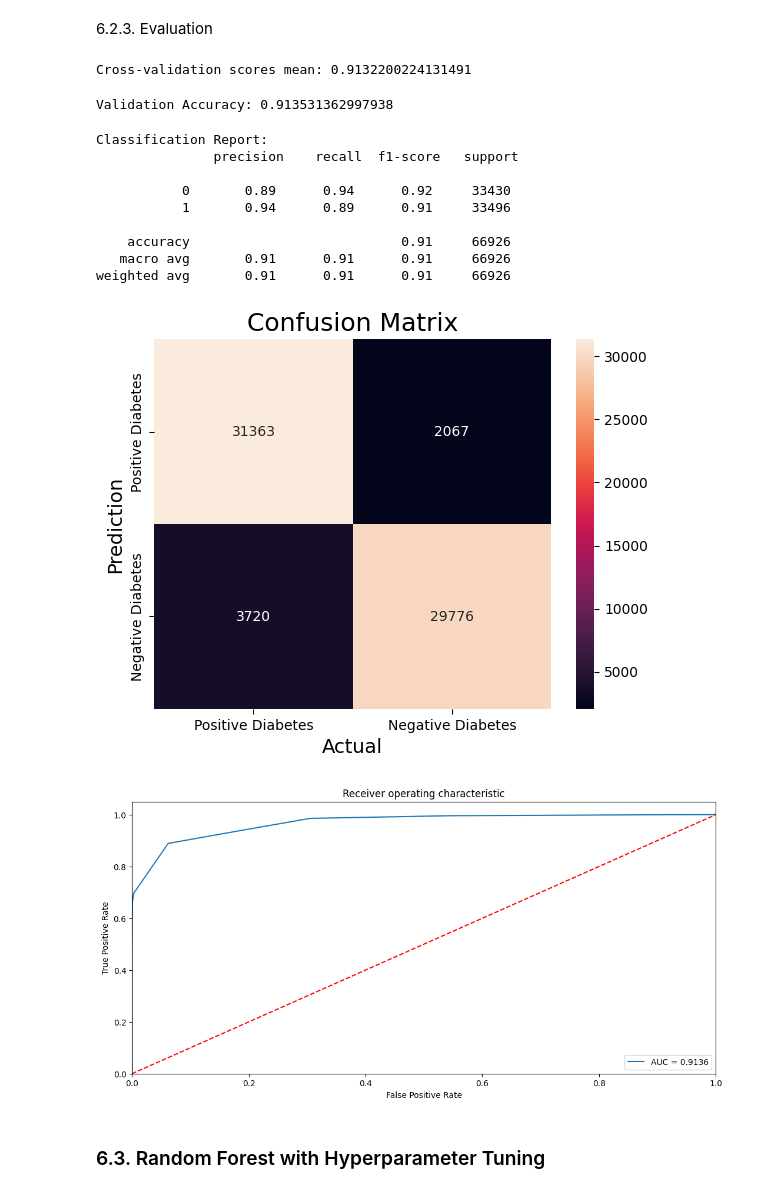
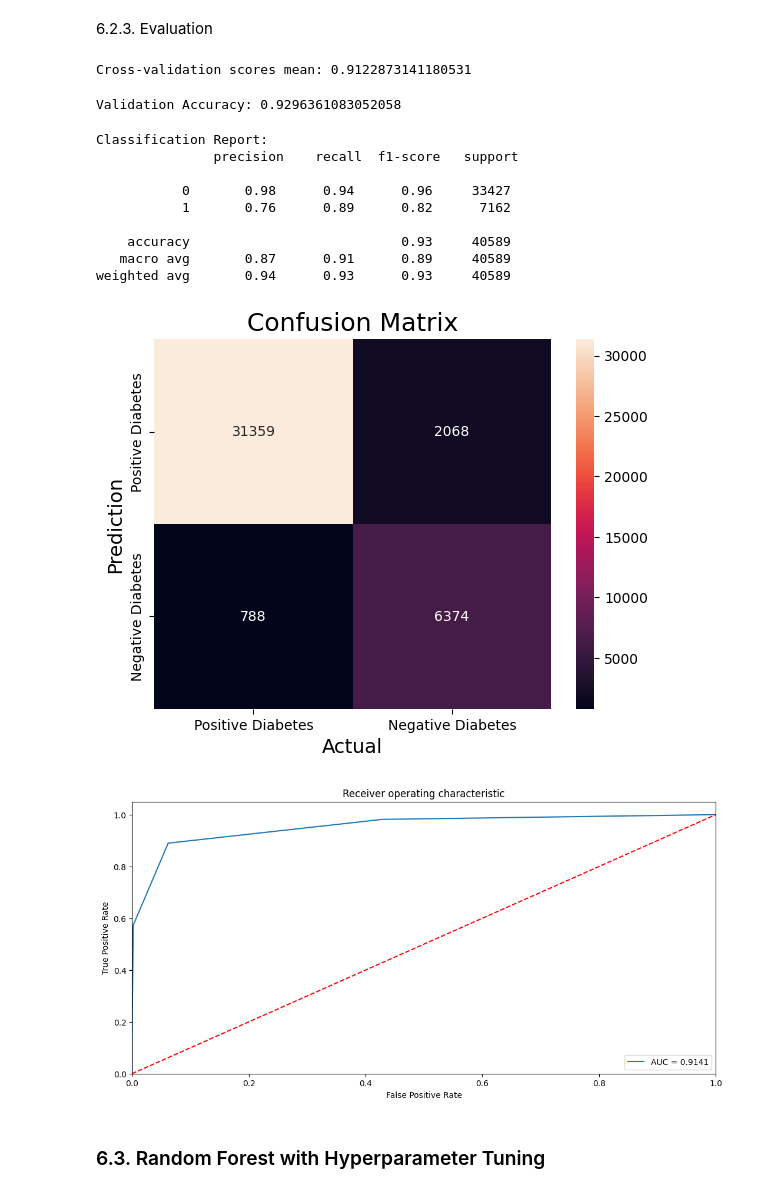
Before and after one commit to dealoux/COSC2753-a1, a Jupyter notebook: code/COSC2753_A1_s4000577.ipynb, the cells around one changed output. Drawn from its saved outputs; the diff is of its cells as text; code cells hidden in the pictures.

```diff
--- a/code/COSC2753_A1_s4000577.ipynb
+++ b/code/COSC2753_A1_s4000577.ipynb
@@ -412,3 +393,19 @@ x_train, x_test, y_train, y_test = train_test_split(x_train_sm, y_train_sm, test
+# %%
+# train and test oringal data
+x_train_original, x_test_original, y_train_original, y_test_original = train_test_split(
+  train_df.drop(columns=['Status']),
+  train_df['Status'],
+  test_size=0.2,
+  random_state=42
+)
+
+scaler = StandardScaler()
+x_train_scaled = scaler.fit_transform(x_train_original)
+
+# SMOTE Oversampling
+sm = SMOTE()
+x_train, y_train = sm.fit_resample(x_train_scaled, y_train_original) # resampled train data
+x_test = scaler.transform(x_test_original) # scaled test data
 # %% [markdown]
 ## 6. Models
 # %% [markdown]
@@ -530,43 +527,43 @@ Best: 0.913220 using {'criterion': 'gini', 'max_depth': 3, 'min_samples_leaf': 1
 # %% [markdown]
 6.2.2. Solve using the best Hyperparameter
 # %%
-# Best: 0.749360 using {'criterion': 'gini', 'max_depth': 4, 'min_samples_leaf': 2}
+# Best: 0.912287 using {'criterion': 'gini', 'max_depth': 3, 'min_samples_leaf': 1}
 
-model_decision_tree = DecisionTreeClassifier(criterion='gini',max_depth=4, min_samples_leaf=2)
+model_decision_tree = DecisionTreeClassifier(criterion='gini',max_depth=3, min_samples_leaf=1)
 y_pred_decision_tree, y_pred_prob_decision_tree = train_and_predict(model_decision_tree, x_train, y_train, x_test)
 
 # save the predictions to a CSV file
-# save_predictions(y_pred_decision_tree, predictions_path_decision_tree)
+save_predictions(y_pred_decision_tree, x_test_original, predictions_path_decision_tree)
 # %% [markdown]
 6.2.3. Evaluation
 # %%
 metric_cross_val_score(model_decision_tree, x_train, y_train)
 # %% [output]
-Cross-validation scores mean: 0.9132200224131491
+Cross-validation scores mean: 0.9122873141180531
 # %%
-metric_accuracy(y_test, y_pred_decision_tree)
+metric_accuracy(y_test_original, y_pred_decision_tree)
 # %% [output]
-Validation Accuracy: 0.913531362997938
+Validation Accuracy: 0.9296361083052058
 # %%
-metric_classification_report(y_test, y_pred_decision_tree)
+metric_classification_report(y_test_original, y_pred_decision_tree)
 # %% [output]
 Classification Report:
                precision    recall  f1-score   support
 
-           0       0.89      0.94      0.92     33430
-           1       0.94      0.89      0.91     33496
+           0       0.98      0.94      0.96     33427
+           1       0.76      0.89      0.82      7162
 
-    accuracy                           0.91     66926
-   macro avg       0.91      0.91      0.91     66926
-weighted avg       0.91      0.91      0.91     66926
+    accuracy                           0.93     40589
+   macro avg       0.87      0.91      0.89     40589
+weighted avg       0.94      0.93      0.93     40589
 # %%
-metric_confusion_matrix(y_test, y_pred_decision_tree)
+metric_confusion_matrix(y_test_original, y_pred_decision_tree)
 # %% [output]
-[figure, old version]
+[figure, new version]
 # %%
-metric_roc(y_pred_decision_tree, y_pred_prob_decision_tree, y_test)
+metric_roc(y_pred_decision_tree, y_pred_prob_decision_tree, y_test_original)
 # %% [output]
-[figure, old version]
+[figure, new version]
 # %% [markdown]
 ### 6.3. Random Forest with Hyperparameter Tuning
 # %% [markdown]
```
Also changed, not shown: parts of 21 cells of this notebook, 3 other files.
